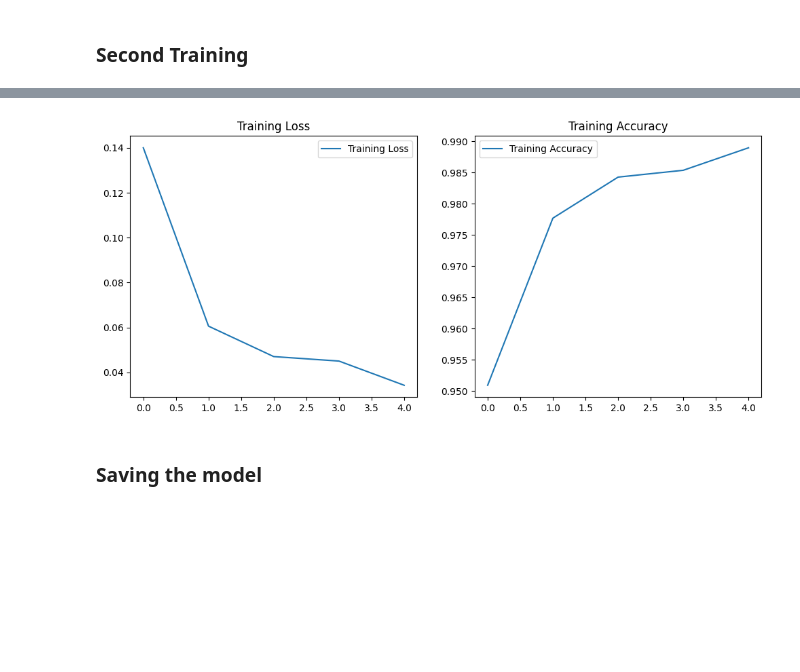
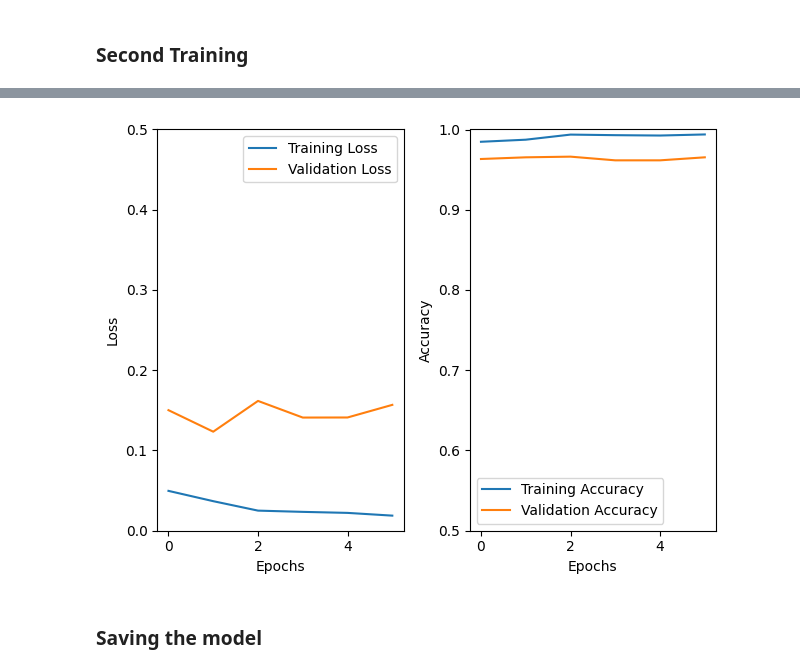
Before and after one commit to DanielMPMatCom/Reptile-Or-Amphibian-Clasificator-CNN, a Jupyter notebook: AmphRept-CNN-GoogleColabMoreData.ipynb, the cells around one changed output, grey strips where cells are left out. Saved outputs shown, nothing was run; the diff lists cells and outputs as text; code cells hidden in the pictures; blank space fills up the shorter version.

```diff
--- a/AmphRept-CNN-GoogleColabMoreData.ipynb
+++ b/AmphRept-CNN-GoogleColabMoreData.ipynb
@@ -68,12 +68,13 @@ transformations = transforms.Compose([
 # Load the dataset
 dataset = torchvision.datasets.ImageFolder(root=main_route, transform=transformations)
 
-# Size of the Training and Validation sets
-train_size = int(0.8 * len(dataset))  # 80% for training
-test_size = len(dataset) - train_size
+# Size of the Training, Validation and Testing sets
+train_size = int(0.7 * len(dataset))  # 70% for training
+val_size = int(0.15 * len(dataset))  # 15% for validation
+test_size = len(dataset) - train_size - val_size  # 15% for testing
 
-# Split the dataset into Training and Validation
-train_dataset, test_dataset = random_split(dataset, [train_size, test_size])
+# Split the dataset into Training, Validation and Testing
+train_dataset, val_dataset, test_dataset = random_split(dataset, [train_size, val_size, test_size])
 
-print(f"Training: {len(train_dataset)} images, Validation: {len(test_dataset)} images")
+print(f"Training: {len(train_dataset)} images\n Validation: {len(val_dataset)} images\n Testing: {len(test_dataset)} images")
 # %% [output]
@@ -99,9 +102,17 @@ model = models.resnet50(pretrained=True)
 for param in model.parameters():
     param.requires_grad = False
 
-# Modify the last layer fully connected
+# Add 2 fully connected layers and a fully connected output layer with 2 neurons for the 2 output classes
 num_ftrs = model.fc.in_features
-model.fc = nn.Linear(num_ftrs, 2)  # 2 outputs: Amphibians and Reptiles
+model.fc = nn.Sequential(
+nn.Linear(num_ftrs, 256),
+nn.ReLU(),
+nn.Dropout(0.5),
+nn.Linear(256, 128),
+nn.ReLU(),
+nn.Dropout(0.5),
+nn.Linear(128, 2),
+)
 
 # Defining the training device
 device = torch.device("cuda:0" if torch.cuda.is_available() else "cpu")
@@ -198,6 +256,6 @@ optimizer_fine_tuning = optim.Adam(model.parameters(), lr=0.0001)  # Lower learn
 # We will reuse the previous training function
 
 # Fine-tuning of the model
-trained_model_fine_tuned, loss_history_fine_tuned, acc_history_fine_tuned = train_model(
-    model, criterion, optimizer_fine_tuning, num_epochs=5)  # Reduced number of epochs for fine-tuning
+trained_model_fine_tuned, loss_history_fine_tuned, acc_history_fine_tuned, val_loss_history_fine_tuned, val_acc_history_fine_tuned = train_model(
+    model, criterion, optimizer_fine_tuning, num_epochs=6)  # Reduced number of epochs for fine-tuning
 # %% [output]
@@ -209,17 +274,26 @@ Epoch 5/5, Loss: 0.0343, Accuracy: 0.9890
 # %%
 # Graph Loss and Accuracy
-plt.figure(figsize=(12, 5))
+import matplotlib.pyplot as plt
 plt.subplot(1, 2, 1)
 plt.plot(loss_history_fine_tuned, label='Training Loss')
-plt.title('Training Loss')
+plt.plot(val_loss_history_fine_tuned, label='Validation Loss')
+plt.xlabel('Epochs')
+plt.ylabel('Loss')
+plt.ylim(0,0.5)
 plt.legend()
+
 plt.subplot(1, 2, 2)
 plt.plot(acc_history_fine_tuned, label='Training Accuracy')
-plt.title('Training Accuracy')
+plt.plot(val_acc_history_fine_tuned, label='Validation Accuracy')
+plt.xlabel('Epochs')
+plt.ylabel('Accuracy')
+plt.ylim(0.5,1)
 plt.legend()
+
+plt.tight_layout()
 plt.show()
 # %% [output]
-[figure, old version]
+[figure, new version]
 # %% [markdown]
 ### Saving the model
 # %%
```
Also changed, not shown: parts of 6 cells of this notebook, 10 other files.
